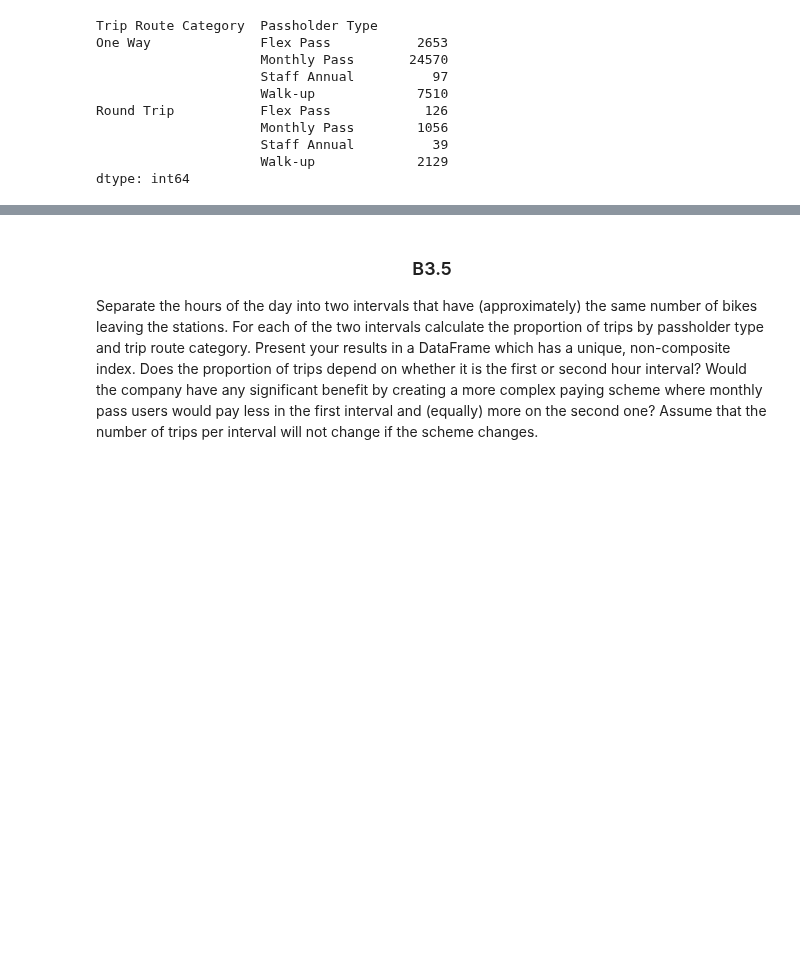
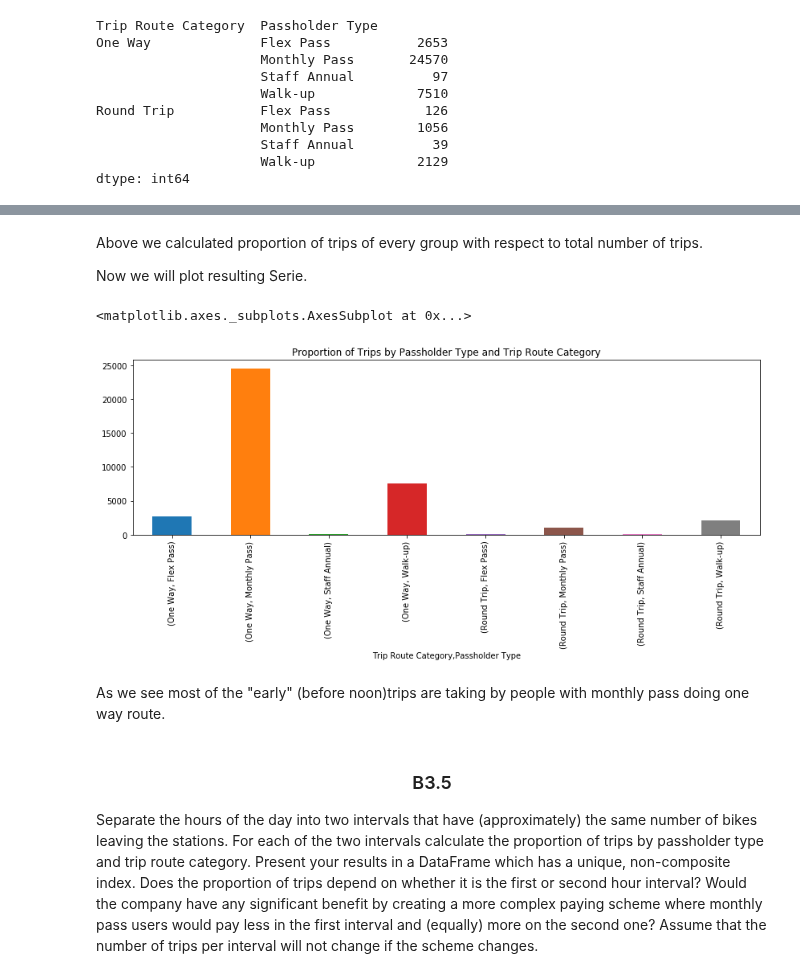
Before and after one commit to Apiquet/ADA_EPFL, a Jupyter notebook: ADA2018-Homework-master/01 - Pandas and Data Wrangling/Exercise 1.ipynb, the cells around one changed output, grey strips where cells are left out. Cells and saved outputs as stored; diff of their text form; code cells hidden in the pictures; blank space fills up the shorter version.

```diff
--- a/ADA2018-Homework-master/01 - Pandas and Data Wrangling/Exercise 1.ipynb
+++ b/ADA2018-Homework-master/01 - Pandas and Data Wrangling/Exercise 1.ipynb
@@ -754,3 +751,16 @@ using loc instead of query, because column name contains spaces in it *alternati
+# %% [markdown]
+<p>Above we calculated proportion of trips of every group with respect to total number of trips.</p>
+<p>Now we will plot resulting Serie.</p>
+# %%
+#plot bar chart for proportions
+grouped_morning_trips.plot(
+    title='Proportion of Trips by Passholder Type and Trip Route Category', kind='bar', figsize=(14,4))
+#moving legend to the side
+# %% [output]
+<matplotlib.axes._subplots.AxesSubplot at 0x...>
+[figure, added]
+# %% [markdown]
+As we see most of the "early" (before noon)trips are taking by people with monthly pass doing one way route.
 # %% [markdown]
 <h3 align="center"> B3.5 </h3>
 Separate the hours of the day into two intervals that have (approximately) the same number of bikes leaving the stations. For each of the two intervals calculate the proportion of trips by passholder type and trip route category. Present your results in a DataFrame which has a unique, non-composite index. Does the proportion of trips depend on whether it is the first or second hour interval? Would the company have any significant benefit by creating a more complex paying scheme where monthly pass users would pay less in the first interval and (equally) more on the second one? Assume that the number of trips per interval will not change if the scheme changes.
```
Also changed, not shown: parts of 6 cells of this notebook.
